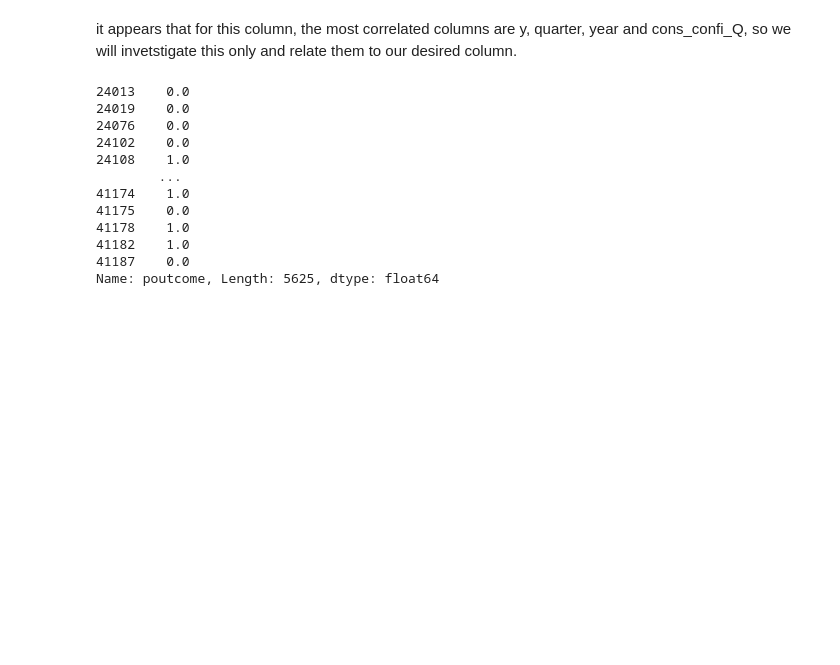
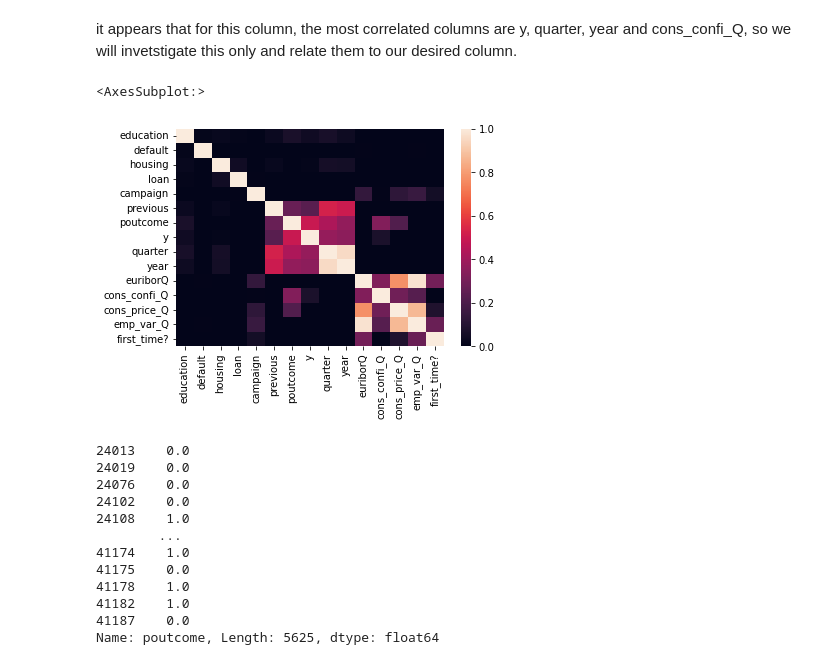
Before and after one commit to TarekMohamed1999/bank_marketing, a Jupyter notebook: preprocessing_tarek.ipynb, the cells around one changed output. Saved outputs shown, nothing was run; the diff lists cells and outputs as text; code cells hidden in the pictures; blank space fills up the shorter version.

```diff
--- a/preprocessing_tarek.ipynb
+++ b/preprocessing_tarek.ipynb
@@ -444,0 +500,2 @@ df_poutcom.head()
+# %%
+df1_no_pdays = df1.drop(columns = ["pdays"])
@@ -452,5 +521,11 @@ sns.heatmap(total_correlation, vmin = 0)
 [figure]
 # %% [markdown]
 it appears that for this column, the most correlated columns are y, quarter, year and cons_confi_Q, so we will invetstigate this only and relate them to our desired column.
+# %%
+total_correlation = df1_no_pdays.corr()
+sns.heatmap(total_correlation, vmin = 0)
+# %% [output]
+<AxesSubplot:>
+[figure, added]
 # %%
 # imputation mechanism:
```
Also changed, not shown: parts of 47 cells of this notebook, 1 other file.
